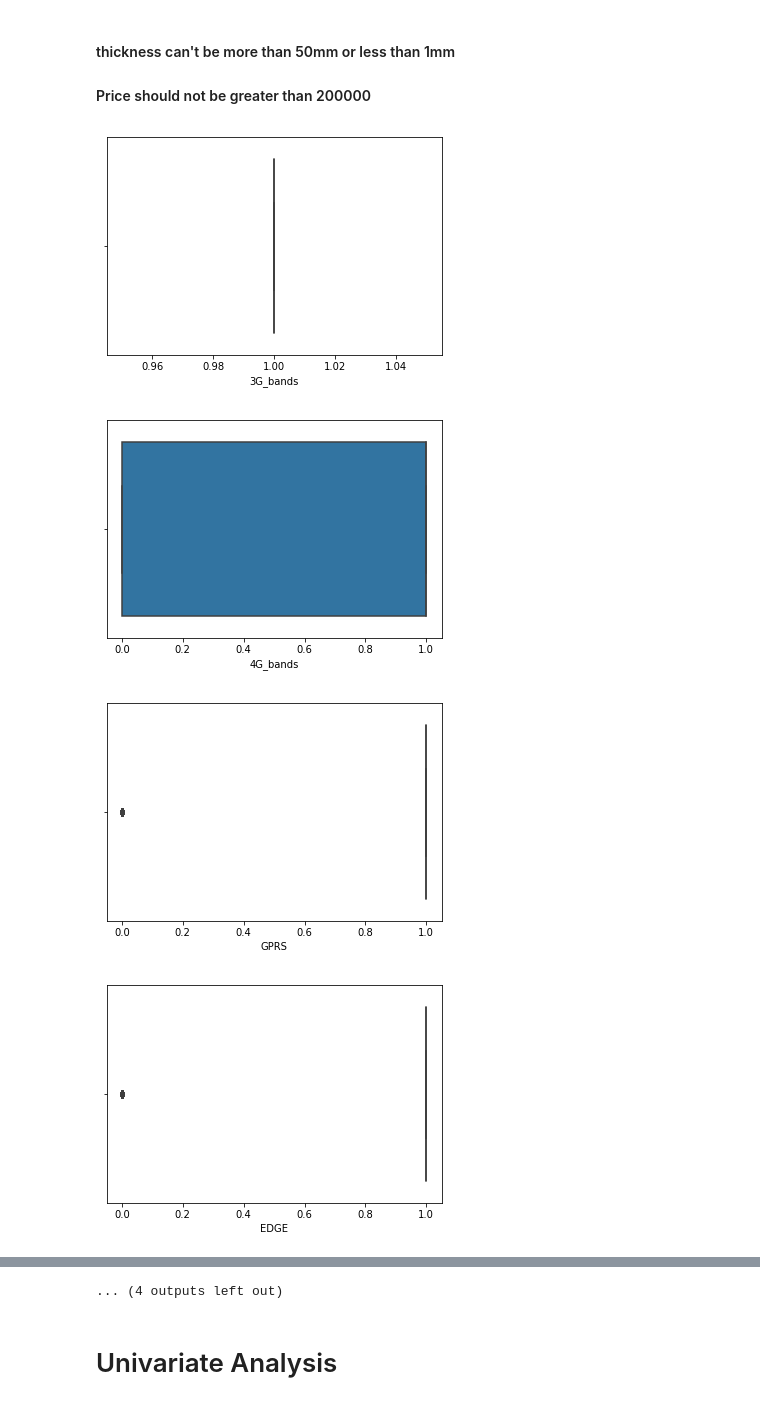
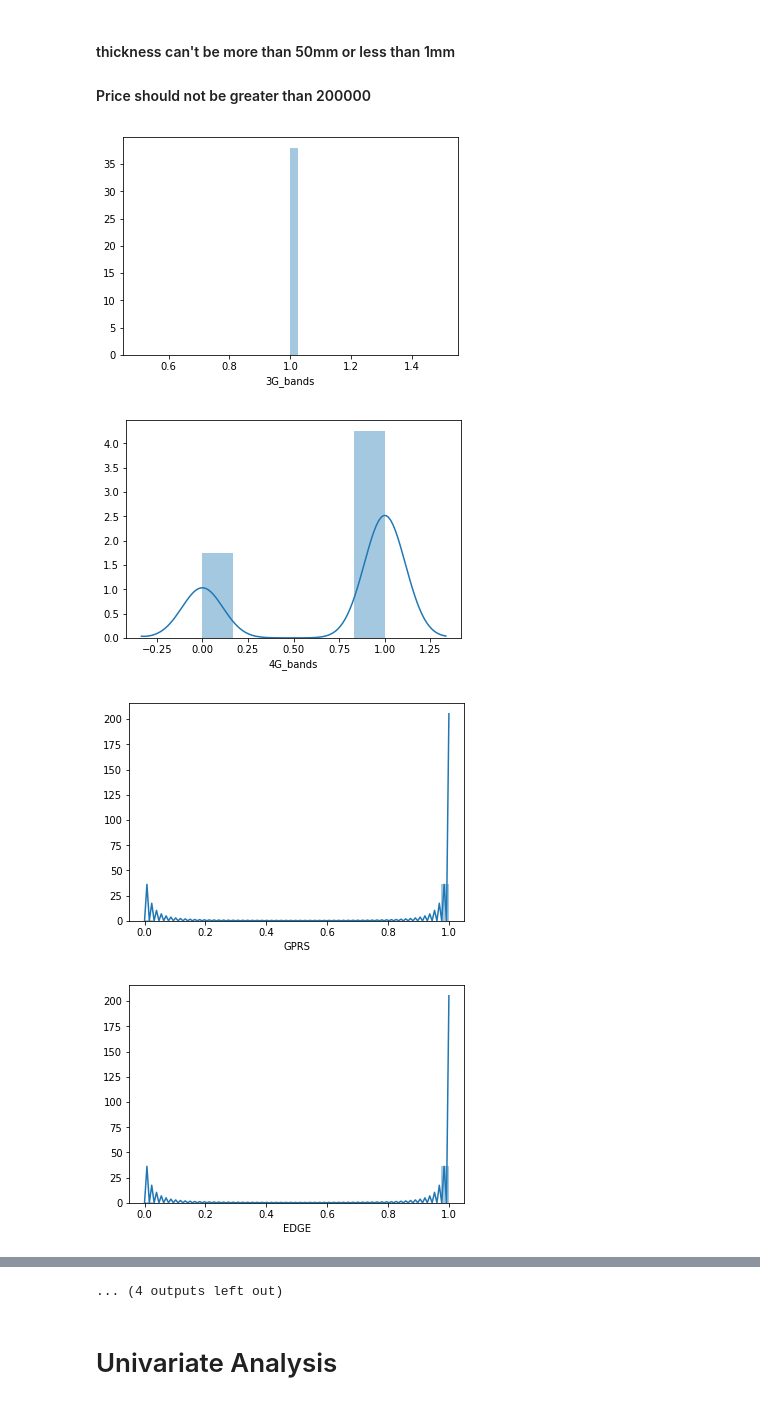
Before and after one commit to yatinagg/Mobile_Price_Classification, a Jupyter notebook: Assignments/Week_4_Assign.ipynb, the cells around one changed output, grey strips where cells are left out. Cells and saved outputs as stored; diff of their text form; code cells hidden in the pictures.

Commit message:
Assignment_Data_Exploration

```diff
--- a/Assignments/Week_4_Assign.ipynb
+++ b/Assignments/Week_4_Assign.ipynb
@@ -75,12 +75,12 @@ for i, row in data.iterrows():
 #### thickness can't be more than 50mm or less than 1mm
 #### Price should not be greater than 200000
 # %%
-# boxplot to describe the data of columns
+# distplot to describe the data of columns
 for i in data.describe().columns:
-    sns.boxplot(data[i])
+    sns.distplot(data[i])
     plt.show()
 # %% [output]
-[figure, old version]
+[figure, new version]
-[figure, old version]
+[figure, new version]
-[figure, old version]
+[figure, new version]
-[figure, old version]
+[figure, new version]
```
Also changed, not shown: parts of 1 cell of this notebook.
